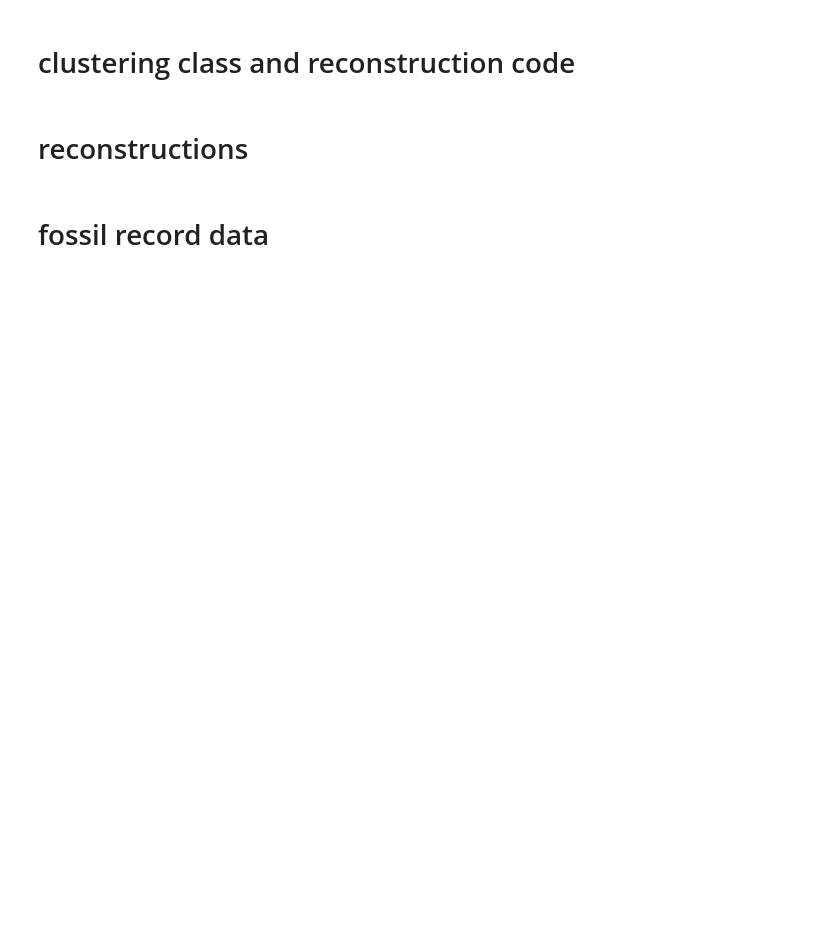
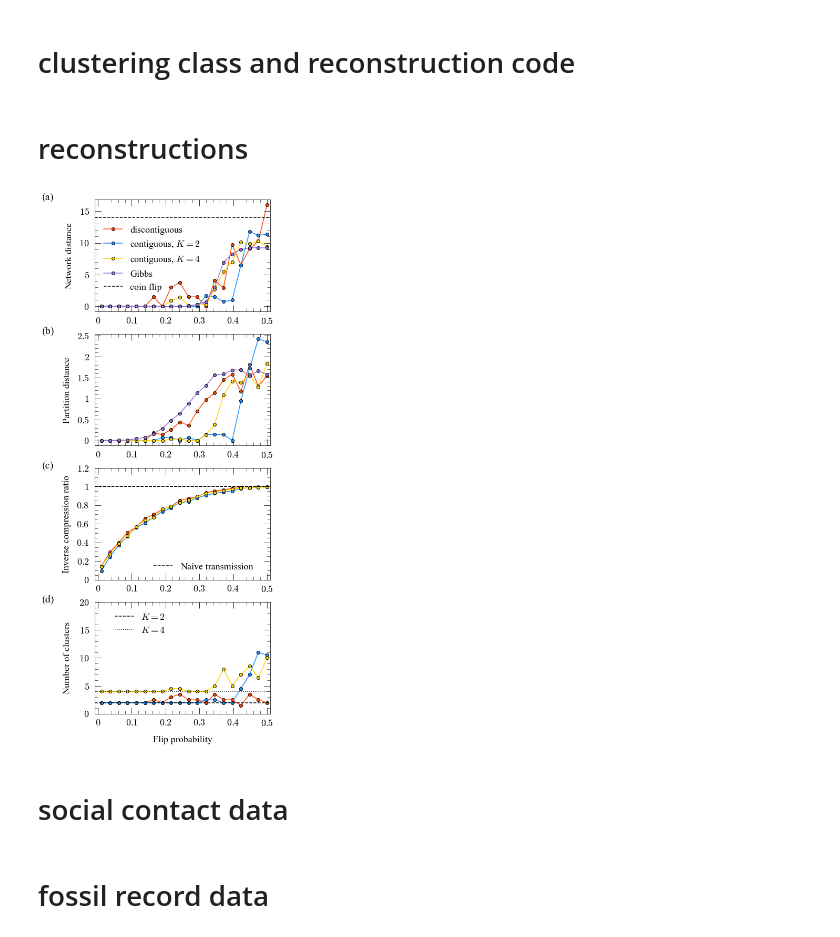
Before and after one commit to aleckirkley/MDL-network-population-clustering, a Jupyter notebook: 1-20-22.ipynb, the cells around one changed output. Drawn from its saved outputs; the diff is of its cells as text; code cells hidden in the pictures; blank space fills up the shorter version.

```diff
--- a/1-20-22.ipynb
+++ b/1-20-22.ipynb
@@ -579,7 +578,7 @@ for combo in param_combos:
         start = time.time()
         all_recovery_results[combo] = Parallel(n_jobs=10)(delayed(synthetic_reconstruction)(S=S,N=N,modes=modes,alphas=(1-p)*np.ones(2),\
                                                                              betas=p*np.ones(2),pis=[0.5,0.5],\
-                                                                               K0=1,n_fails=500,n_reruns=200)\
+                                                                               K0=1,n_fails=500,n_reruns=2)\
                                                                                for p in flip_ps)
         duration = time.time() - start
 
@@ -587,14 +586,14 @@ for combo in param_combos:
         true_labels = [0]*int(S/2) + [1]*int(S/2)
         all_recovery_results[combo] = Parallel(n_jobs=10)(delayed(synthetic_reconstruction_contiguous)(true_labels=true_labels,N=N,modes=modes,\
                                                                                 alphas=(1-p)*np.ones(2),\
-                                                                             betas=p*np.ones(2),n_reruns=1000)\
+                                                                             betas=p*np.ones(2),n_reruns=2)\
                                                                                for p in flip_ps)
 
     elif combo[1] == 'cont4':
         true_labels = [0]*int(S/4) + [1]*int(S/4) + [2]*int(S/4) + [3]*int(S/4)
         all_recovery_results[combo] = Parallel(n_jobs=10)(delayed(synthetic_reconstruction_contiguous)(true_labels=true_labels,N=N,modes=modes,\
                                                                                 alphas=(1-p)*np.ones(2),\
-                                                                             betas=p*np.ones(2),n_reruns=1000)\
+                                                                             betas=p*np.ones(2),n_reruns=2)\
                                                                                for p in flip_ps)
 
 with open('results/reconstructions.pkl','wb') as f:
@@ -612,19 +611,19 @@ colors = ['orangered','dodgerblue','gold','mediumpurple']
 markers = ['o','^','s']
 curve_labels = [r'discontiguous',r'contiguous, $K=2$',r'contiguous, $K=4$']
 yaxislabels = ['Network distance','Partition distance','Inverse compression ratio','Number of clusters']
-yticks_arr = [[0,15,30],[0,0.5,1,1.5,2,2.5,3],[0,0.2,0.4,0.6,0.8,1,1.2],[0,5,10,15,20]]
+yticks_arr = [[0,5,10,15],[0,0.5,1,1.5,2,2.5,3],[0,0.2,0.4,0.6,0.8,1,1.2],[0,5,10,15,20]]
 flip_ps = np.linspace(0.01,0.5,20)
 param_combos = [(100,'non'),(100,'cont2'),(100,'cont4')]
 
 fontProperties = {'family':'Times New Roman', 'size' : 18}
-fig, ax = plt.subplots(4,1,figsize=(6, 14),sharex=True,sharey=False)
+fig, ax = plt.subplots(4,1,figsize=(6, 18),sharex=True,sharey=False)
 plt.rcParams["mathtext.fontset"] = "cm"
 
 for y in range(4):
     for v in range(3):
         combo = param_combos[v]
         if y == 0:
-            ax[y].plot(flip_ps,[r[y] for r in all_recovery_results[combo]],\
+            ax[y].plot(flip_ps,[r[y]/2 for r in all_recovery_results[combo]],\
                    marker=markers[0],markerfacecolor=colors[v],markeredgecolor='k',color=colors[v],label=curve_labels[v])
         else:
             ax[y].plot(flip_ps,[r[y] for r in all_recovery_results[combo]],\
@@ -637,38 +636,48 @@ for y in range(4):
     ax[y].tick_params(direction='in',labelsize=18,which='minor',pad=10,length=6)
     if y == 2:
         ax[y].axhline(1,linewidth=1.5,c='k',linestyle='--')
-
     if y == 3:
         ax[y].set_ylabel(yaxislabels[y],fontdict=fontProperties,labelpad=14)
     else:
         ax[y].set_ylabel(yaxislabels[y],fontdict=fontProperties,labelpad=10)
 
     ax[y].set_yticks(yticks_arr[y])
     ax[y].set_yticklabels([r'$'+str(np.round(i,2))+'$' for i in yticks_arr[y]], fontproperties=fontProperties)
     if y == 3:
         ax[y].set_xlabel(r'Flip probability',fontdict=fontProperties,labelpad=15)
-        ax[y].set_xticks([0,0.1,0.2,0.3,0.4,0.5])
-        ax[y].set_xticklabels([r'$'+str(np.round(i,2))+'$' for i in [0,0.1,0.2,0.3,0.4,0.5]], fontproperties=fontProperties)
         ax[y].axhline(2,linewidth=1.5,c='k',linestyle='--',label=r'$K=2$')
         ax[y].axhline(4,linewidth=1.5,c='k',linestyle=':',label=r'$K=4$')
+    ax[y].set_xticks([0,0.1,0.2,0.3,0.4,0.5])
+    ax[y].set_xticklabels([r'$'+str(np.round(i,2))+'$' for i in [0,0.1,0.2,0.3,0.4,0.5]], fontproperties=fontProperties)
     #ax[y].set_ylim([-0.1,45.1])
     ax[y].set_xlim([-0.01,0.51])
     ax[y].minorticks_on()
     ax[y].text(-0.3,1,['(a)','(b)','(c)','(d)'][y],fontproperties={'family':'Times New Roman', 'size' : 20},\
                transform = ax[y].transAxes)
 
 
-ax[0].plot(flip_ps,[np.mean(r[0])/2 for r in gibbs_results[0]][2::4],marker=markers[0],\
+ax[0].plot(flip_ps,[np.mean(r[0])/4 for r in gibbs_results[0]][2::4],marker=markers[0],\
          markerfacecolor='mediumpurple',markeredgecolor='k',color='mediumpurple',label='Gibbs')
 ax[1].plot(flip_ps,[np.mean(r[1]) for r in gibbs_results[0]][2::4],marker=markers[0],\
          markerfacecolor='mediumpurple',markeredgecolor='k',color='mediumpurple')
+ax[0].axhline(14,linewidth=1.5,c='k',linestyle='--',label='coin flip')
+leg = ax[0].legend(ncol=1,prop=fontProperties,frameon=False,edgecolor='black',\
+                       fancybox=False,bbox_to_anchor=(0.3,0.1,0.35,0.23))
+leg.get_frame().set_alpha(1.)
 
-leg = ax[0].legend(ncol=1,prop=fontProperties,frameon=False,edgecolor='black',\
-                       fancybox=False,bbox_to_anchor=(0.35,0.23,0.35,0.23))
+ax[2].axhline(1,linewidth=1.5,c='k',linestyle='--',label='Naive transmission')
+leg = ax[2].legend(ncol=1,prop=fontProperties,frameon=False,edgecolor='black',\
+                       fancybox=False,bbox_to_anchor=(0.6,0.0,0.35,0.23))
 leg.get_frame().set_alpha(1.)
+
+
 leg = ax[-1].legend(ncol=1,prop=fontProperties,frameon=False,edgecolor='black',\
-                       fancybox=False,bbox_to_anchor=(0.1,0.8,0.35,0.23))
+                       fancybox=False,bbox_to_anchor=(0.1,0.75,0.35,0.23))
 leg.get_frame().set_alpha(1.)
 #ax[2].yaxis.set_label_coords(-0.12, 0.4)
 #plt.tight_layout()
-plt.savefig('figs/reconstruction.pdf')
+plt.savefig('figs/reconstruction.pdf',bbox='tight')
+# %% [output]
+[figure, added]
+# %% [markdown]
+# social contact data
```
Also changed, not shown: parts of 10 cells of this notebook.
